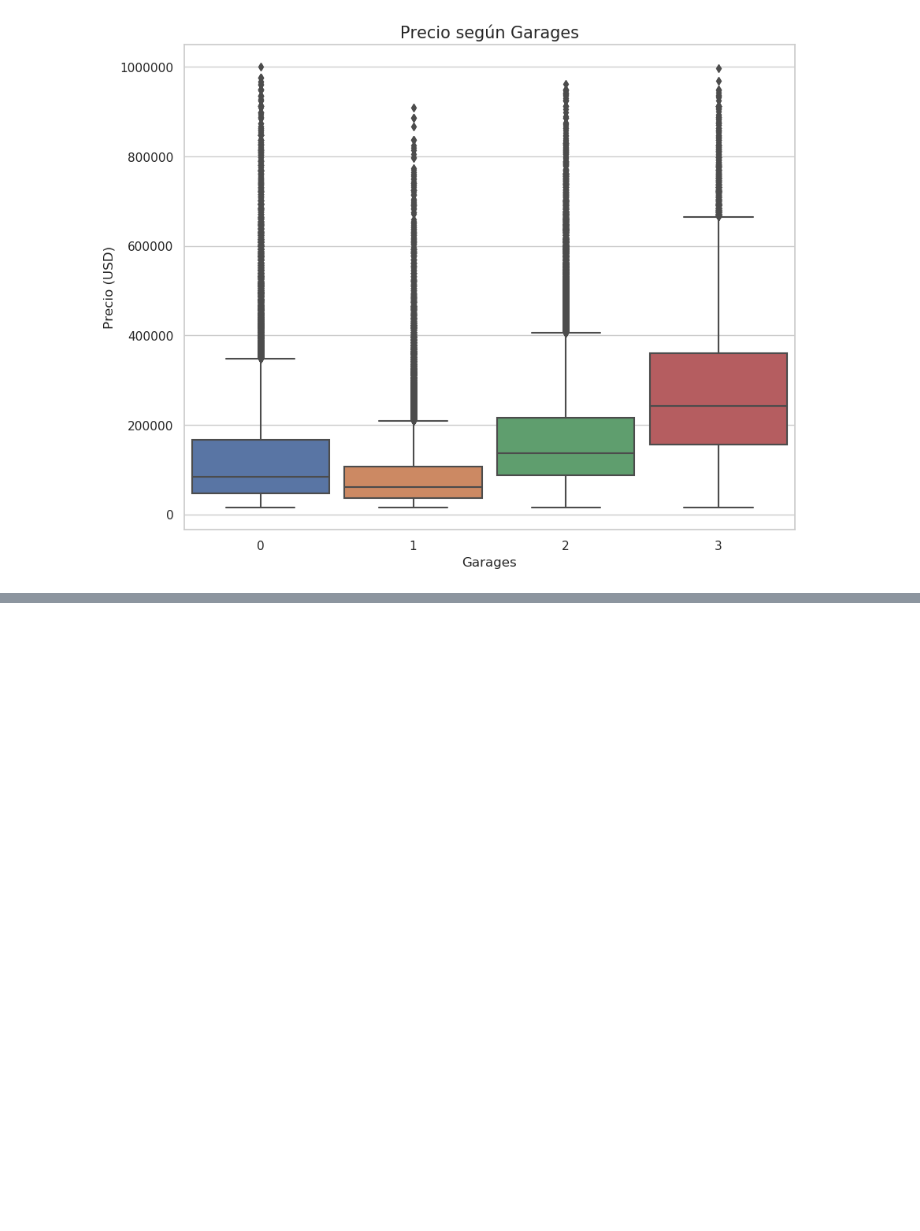
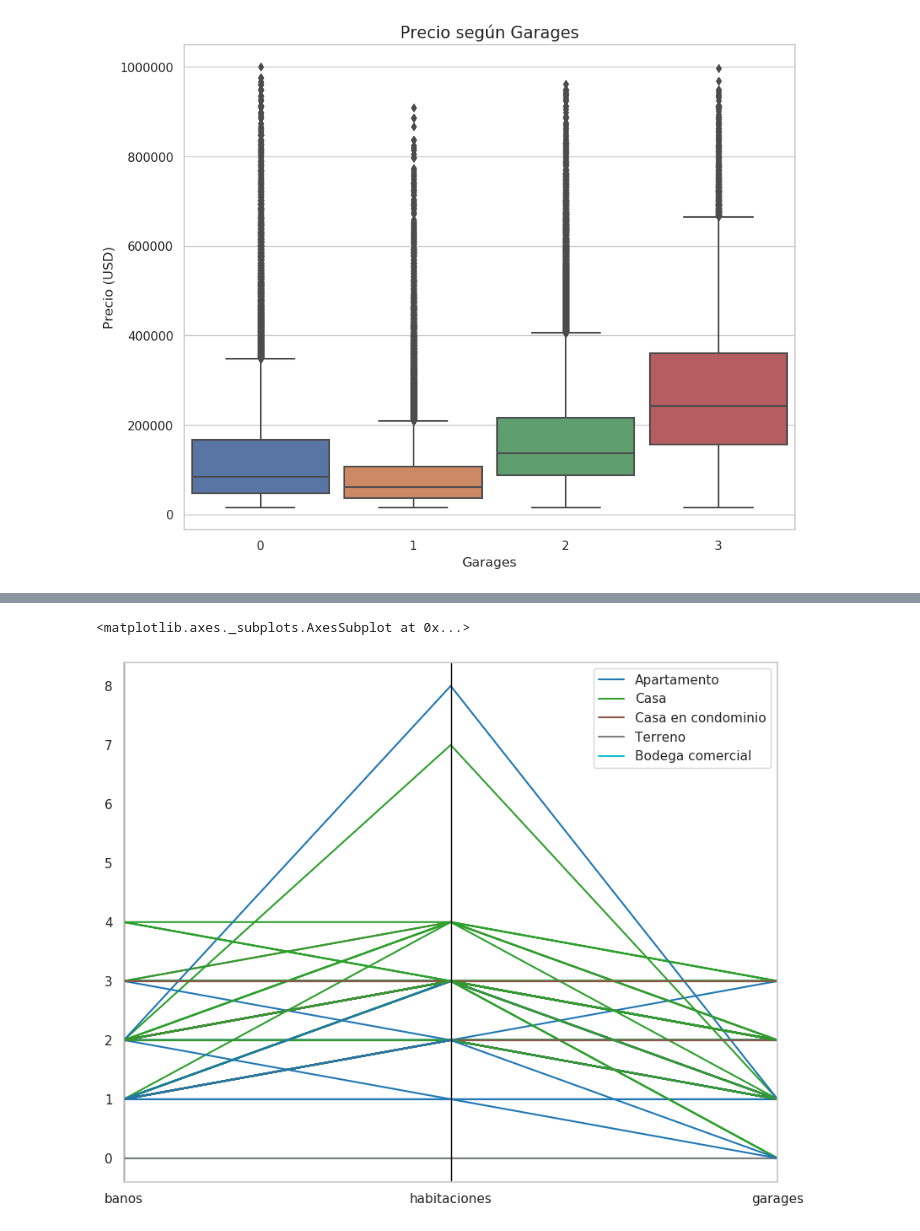
Before and after one commit to sebapenna/OrganizacionDeDatos, a Jupyter notebook: Analisis Baños, Habitaciones y Garages.ipynb, the cells around one changed output, grey strips where cells are left out. Saved outputs shown, nothing was run; the diff lists cells and outputs as text; code cells hidden in the pictures; blank space fills up the shorter version.

```diff
--- a/Analisis Baños, Habitaciones y Garages.ipynb
+++ b/Analisis Baños, Habitaciones y Garages.ipynb
@@ -484,0 +487,5 @@ Text(0.5, 0, 'Garages')
+# %%
+relacion = df_props_full.loc[:,['banos','habitaciones','garages','tipodepropiedad']]
+# %%
+# Completo valores de garage como en el analisis individualrelacion
+relacion[relacion.tipodepropiedad.isin(aCompletar)] = relacion[relacion.tipodepropiedad.isin(aCompletar)].fillna(0)
@@ -484,0 +504,3 @@ Text(0.5, 0, 'Garages')
+# %%
+# Me quedo solo con aquellos valores que presentan valores para baños. habitaciones y garages
+relacion = relacion.dropna()
@@ -484,0 +528,9 @@ Text(0.5, 0, 'Garages')
+# %%
+relacion['banos'] = relacion['banos'].astype('float64')
+relacion['habitaciones'] = relacion['habitaciones'].astype('float64')
+relacion['garages'] = relacion['garages'].astype('float64')
+# %%
+pd.plotting.parallel_coordinates(relacion.head(100), 'tipodepropiedad', colormap='tab10')
+# %% [output]
+<matplotlib.axes._subplots.AxesSubplot at 0x...>
+[figure, added]
```
Also changed, not shown: parts of 7 cells of this notebook, 1 other file.
